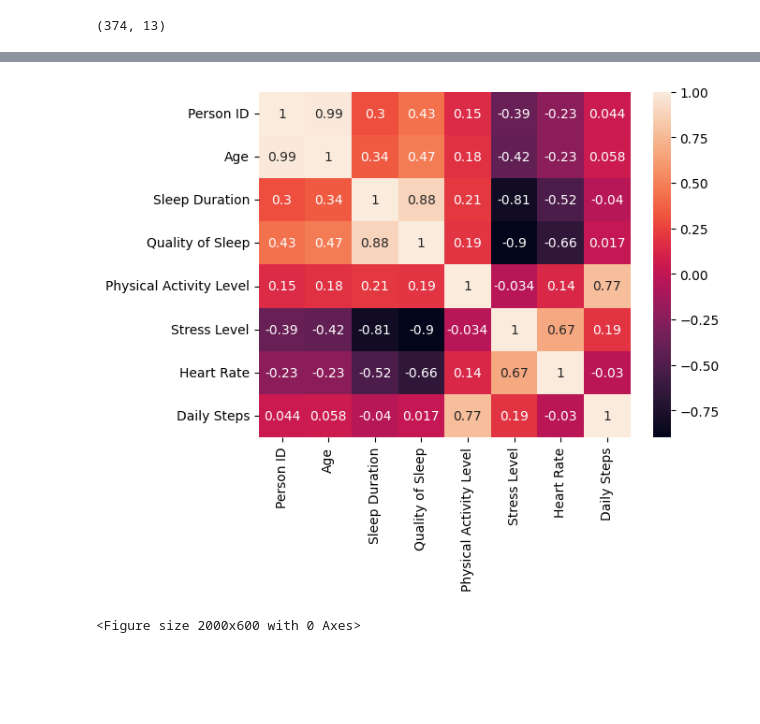
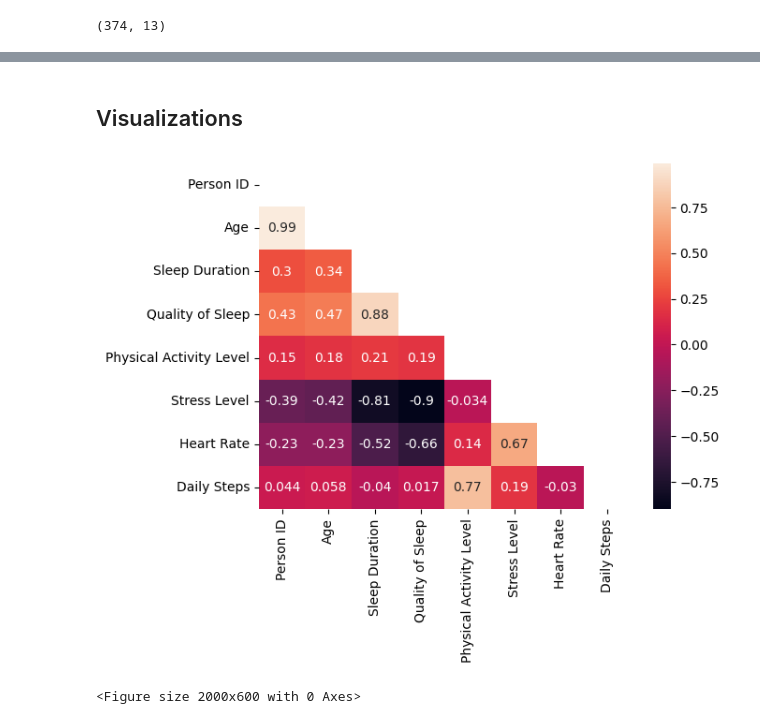
Before and after one commit to nikki14182/sleep-health, a Jupyter notebook: sleep.ipynb, the cells around one changed output, grey strips where cells are left out. Drawn from its saved outputs; the diff is of its cells as text; code cells hidden in the pictures; blank space fills up the shorter version.

```diff
--- a/sleep.ipynb
+++ b/sleep.ipynb
@@ -130,9 +148,13 @@ Name: Sleep Disorder, dtype: int64
+# %% [markdown]
+## Visualizations
 # %%
 corr = df.corr()
 
-sns.heatmap(df.corr(numeric_only = True),annot= True)
+mask = np.triu(np.ones_like(corr, dtype=bool))
+
+sns.heatmap(df.corr(numeric_only = True),annot= True,mask=mask)
 plt.figure(figsize= (20,6))
 plt.show()
 # %% [output]
-[figure, old version]
+[figure, new version]
 <Figure size 2000x600 with 0 Axes>
```
Also changed, not shown: parts of 25 cells of this notebook.
